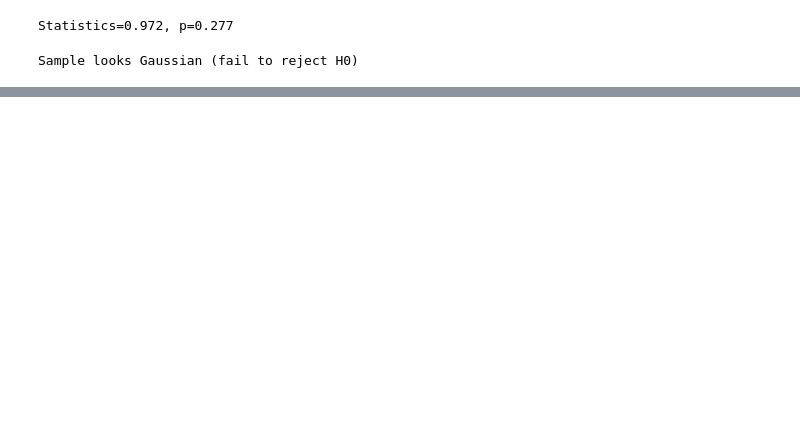
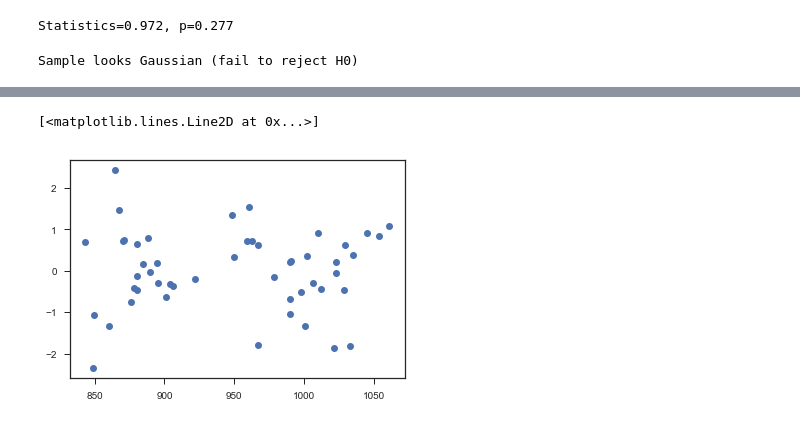
Before and after one commit to icerealm/SAT, a Jupyter notebook: SAT.ipynb, the cells around one changed output, grey strips where cells are left out. Cells and saved outputs as stored; diff of their text form; code cells hidden in the pictures; blank space fills up the shorter version.

```diff
--- a/SAT.ipynb
+++ b/SAT.ipynb
@@ -569,4 +575,9 @@ std.error of estimate: 24.8941507907
 ==============================================================================
+# %%
+plt.plot(predictions, model.resid_pearson, 'o')
+# %% [output]
+[<matplotlib.lines.Line2D at 0x...>]
+[figure, added]
 # %%
 residual = model.resid_pearson
 qqplot(residual, line='s')
```
Also changed, not shown: parts of 25 cells of this notebook.
